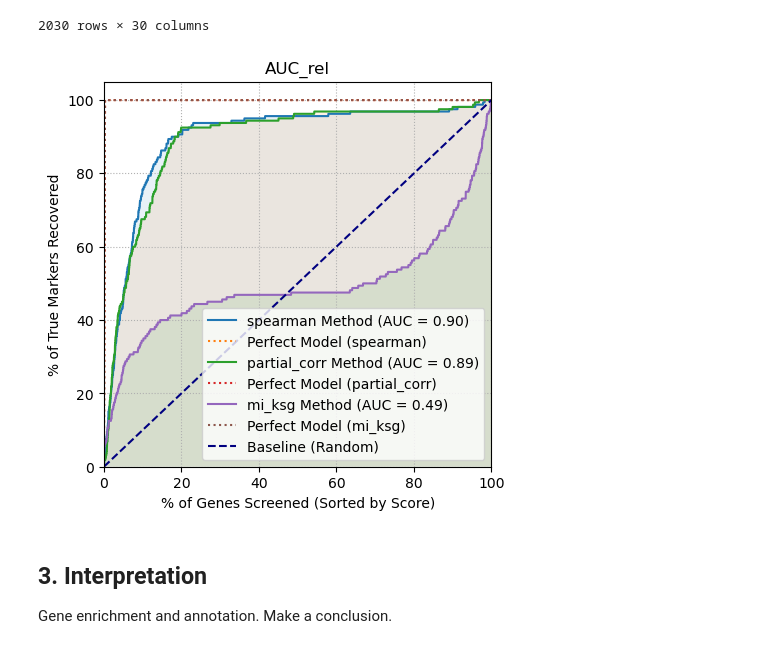
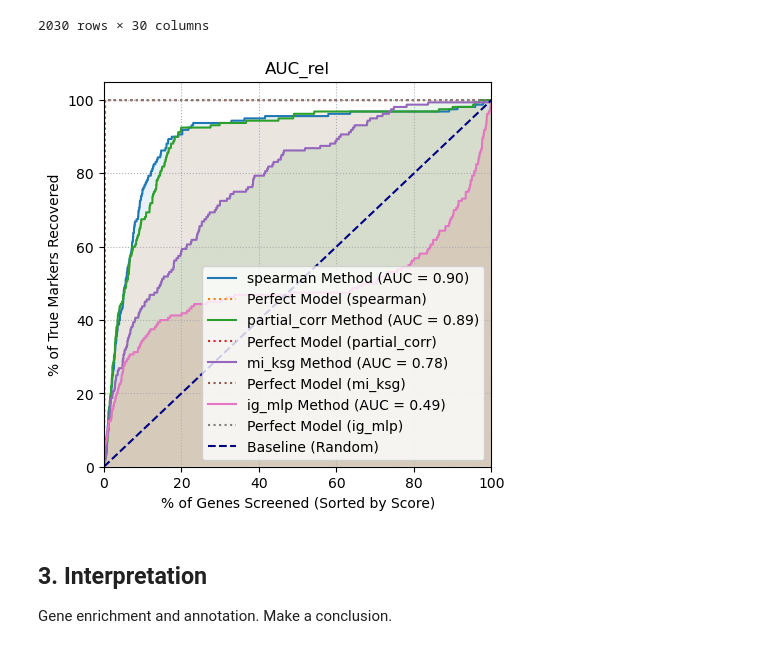
Before and after one commit to inbar/data_science_for_life_science_summer_2026_project_python, a Jupyter notebook: notebooks/final_project_notebook.ipynb, the cells around one changed output. Saved outputs shown, nothing was run; the diff lists cells and outputs as text; code cells hidden in the pictures.

```diff
--- a/notebooks/final_project_notebook.ipynb
+++ b/notebooks/final_project_notebook.ipynb
@@ -62,7 +61,7 @@ TEST_SPLIT_SIZE = 40
 methods = [
     config.METHOD_SPEARMAN,
     config.METHOD_PARTIAL_CORRELATION,
-    # config.METHOD_MI_KSG,
+    config.METHOD_MI_KSG,
     config.METHOD_IG_MLP
 ]
 
@@ -77,7 +76,7 @@ results_per_method_dict = results_persistence.load_multiple_results(
 results_spearman = results_per_method_dict[config.METHOD_SPEARMAN]
 results_partial_correlation = results_per_method_dict[
     config.METHOD_PARTIAL_CORRELATION]
-# results_mi_ksg = results_per_method_dict[config.METHOD_MI_KSG]
+results_mi_ksg = results_per_method_dict[config.METHOD_MI_KSG]
 results_ig_mlp = results_per_method_dict[config.METHOD_IG_MLP]
 # %%
 results_spearman
@@ -116,16 +101,16 @@ driver_gene_ground_truth = ground_truth_persistence.load_ground_truth(root_dir=c
 # %%
 results = [
     results_spearman,
     results_partial_correlation,
-    # results_mi_ksg,
+    results_mi_ksg,
     results_ig_mlp
 ]
 
 driver_recovery_metric.plot(results,
                             config.METHODS,
                             driver_gene_ground_truth)
 # %% [output]
-[figure, old version]
+[figure, new version]
 # %% [markdown]
 ## 3. Interpretation
 Gene enrichment and annotation. Make a conclusion.
```
Also changed, not shown: parts of 2 cells of this notebook, 20 other files.
